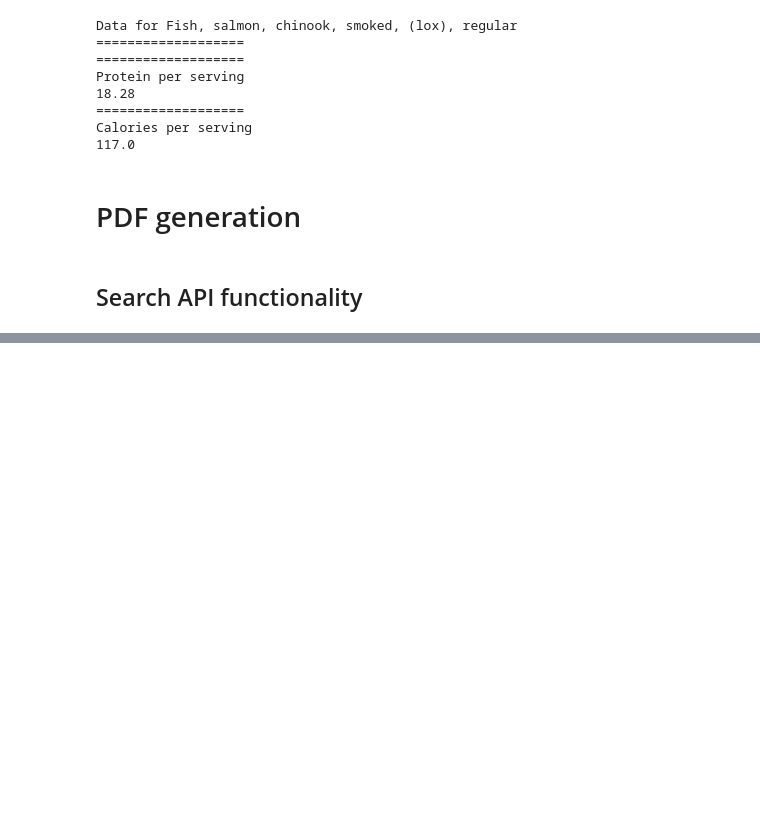
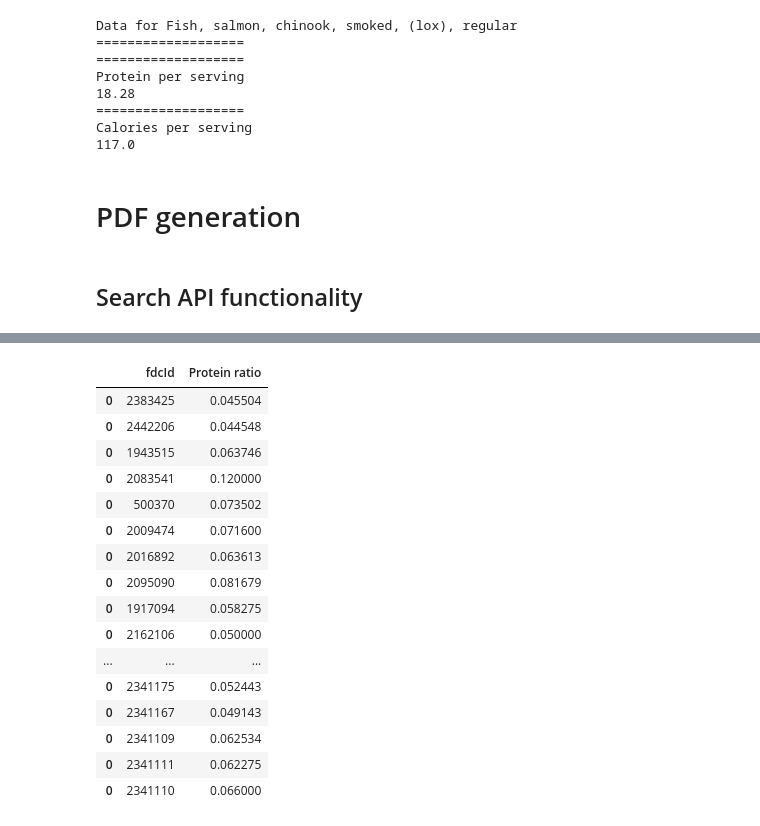
Before and after one commit to nickessner/Diet-copilot, a Jupyter notebook: fdcAPI.ipynb, the cells around one changed output, grey strips where cells are left out. Drawn from its saved outputs; the diff is of its cells as text; code cells hidden in the pictures; blank space fills up the shorter version.

```diff
--- a/fdcAPI.ipynb
+++ b/fdcAPI.ipynb
@@ -234,2 +204,41 @@ Name: foodNutrients, dtype: object
+# %%
+# from pandas.io.json import json_normalize
+# nutrients = pd.json_normalize(valueDf['foodNutrients'])
+nutrients = []
+proteinRatioDfs = []
+for fdcId in list(valueDf['fdcId'].values):
+    fdcDf = valueDf[valueDf['fdcId']==fdcId]
+    for nutrient in fdcDf['foodNutrients'].values:
+        nutrientDf = pd.json_normalize(nutrient)
+        nutrientDf['fdcId']=fdcId
+        proteinRatio = nutrientDf[nutrientDf['nutrientName']=='Protein']['value'].values[0]/nutrientDf[nutrientDf['nutrientName']=='Energy']['value'].values[0]
+        # print(proteinRatio)
+        df = pd.DataFrame({'fdcId': [fdcId], 'Protein ratio': [proteinRatio]})
+        nutrients.append(nutrientDf)
+        proteinRatioDfs.append(df)
+
+nutrientDfFull = pd.concat(nutrients)
+# nutrientDfFull['fdcId'].unique()
+proteinRatioDfFull = pd.concat(proteinRatioDfs)
+# proteinRatioDfFull
 # %%
 #### lets use k nearest neighbors on macros !!!! ######
+proteinRatioDfFull
+# %% [output]
+|  | fdcId | Protein ratio |
+| 0 | 2383425 | 0.045504 |
+| 0 | 2442206 | 0.044548 |
+| 0 | 1943515 | 0.063746 |
+| 0 | 2083541 | 0.120000 |
+| 0 | 500370 | 0.073502 |
+| 0 | 2009474 | 0.071600 |
+| 0 | 2016892 | 0.063613 |
+| 0 | 2095090 | 0.081679 |
+| 0 | 1917094 | 0.058275 |
+| 0 | 2162106 | 0.050000 |
+| ... | ... | ... |
+| 0 | 2341175 | 0.052443 |
+| 0 | 2341167 | 0.049143 |
+| 0 | 2341109 | 0.062534 |
+| 0 | 2341111 | 0.062275 |
+| 0 | 2341110 | 0.066000 |
```
Also changed, not shown: parts of 7 cells of this notebook, 1 other file.
